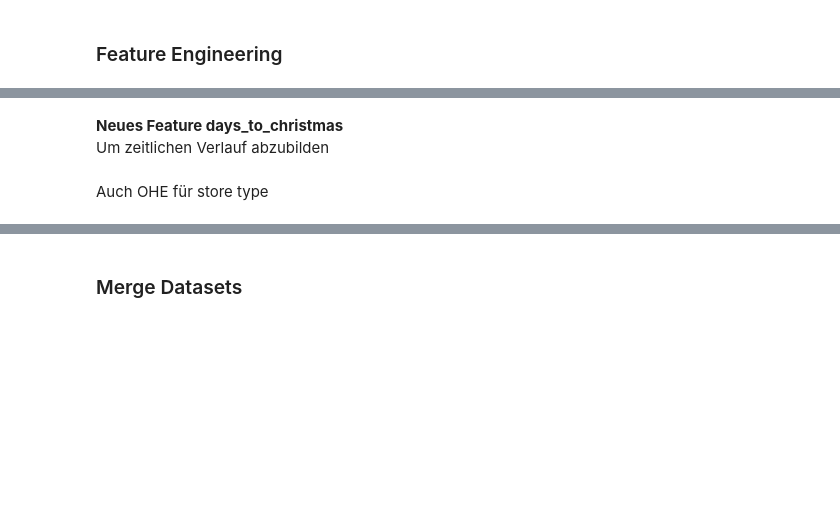
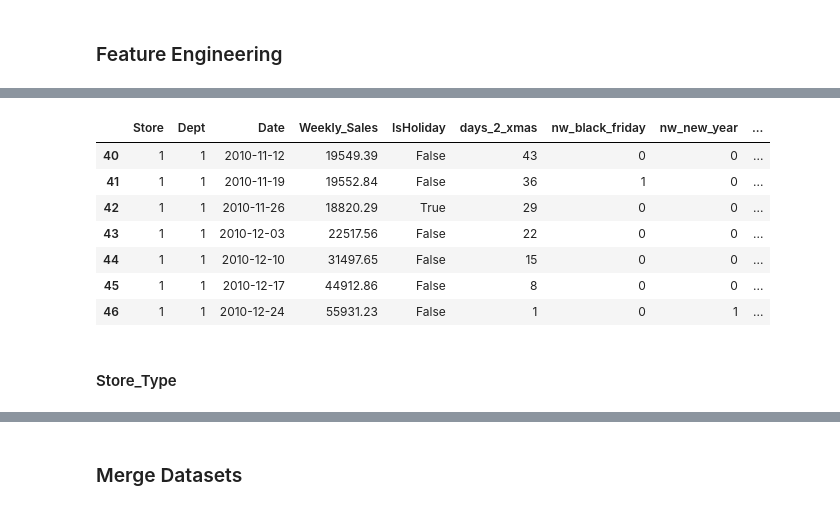
Before and after one commit to ben-haussner/data-mining-assignment, a Jupyter notebook: walmart_xmas_final_assignment.ipynb, the cells around one changed output, grey strips where cells are left out. Cells and saved outputs as stored; diff of their text form; code cells hidden in the pictures; blank space fills up the shorter version.

```diff
--- a/walmart_xmas_final_assignment.ipynb
+++ b/walmart_xmas_final_assignment.ipynb
@@ -523,3 +565,0 @@ xmas_data_df.iloc[19:27]
-# %% [markdown]
-__Neues Feature days_to_christmas__
-Um zeitlichen Verlauf abzubilden
@@ -529,5 +566,16 @@ xmas_data_df[['Date', 'days_2_xmas']].head()
-# %% [markdown]
-Auch OHE für store type
+# %%
+xmas_data_df[(xmas_data_df.Store == 1) & (xmas_data_df.Dept == 1) & (xmas_data_df.Date >= '2010-11-12') & (xmas_data_df.Date < '2010-12-31')]
+# %% [output]
+|  | Store | Dept | Date | Weekly_Sales | IsHoliday | days_2_xmas | nw_black_friday | nw_new_year | ... |
+| 40 | 1 | 1 | 2010-11-12 | 19549.39 | False | 43 | 0 | 0 | ... |
+| 41 | 1 | 1 | 2010-11-19 | 19552.84 | False | 36 | 1 | 0 | ... |
+| 42 | 1 | 1 | 2010-11-26 | 18820.29 | True | 29 | 0 | 0 | ... |
+| 43 | 1 | 1 | 2010-12-03 | 22517.56 | False | 22 | 0 | 0 | ... |
+| 44 | 1 | 1 | 2010-12-10 | 31497.65 | False | 15 | 0 | 0 | ... |
+| 45 | 1 | 1 | 2010-12-17 | 44912.86 | False | 8 | 0 | 0 | ... |
+| 46 | 1 | 1 | 2010-12-24 | 55931.23 | False | 1 | 0 | 1 | ... |
+# %% [markdown]
+#### Store_Type
 # %%
 if 'Type' in stores_df.columns:
     stores_df = pd.get_dummies(data=stores_df, columns=['Type'], prefix='type')
```
Also changed, not shown: parts of 49 cells of this notebook.
